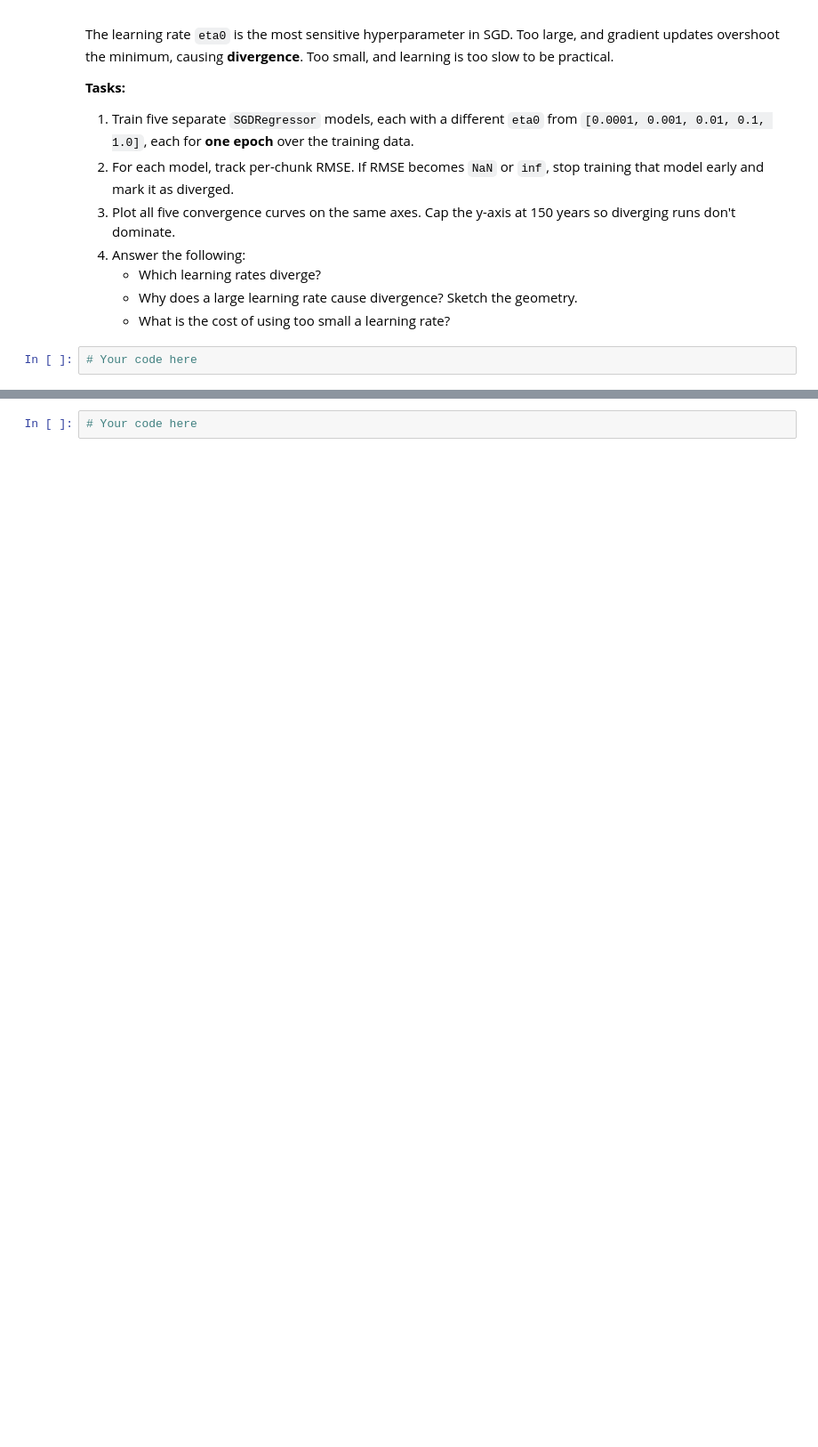
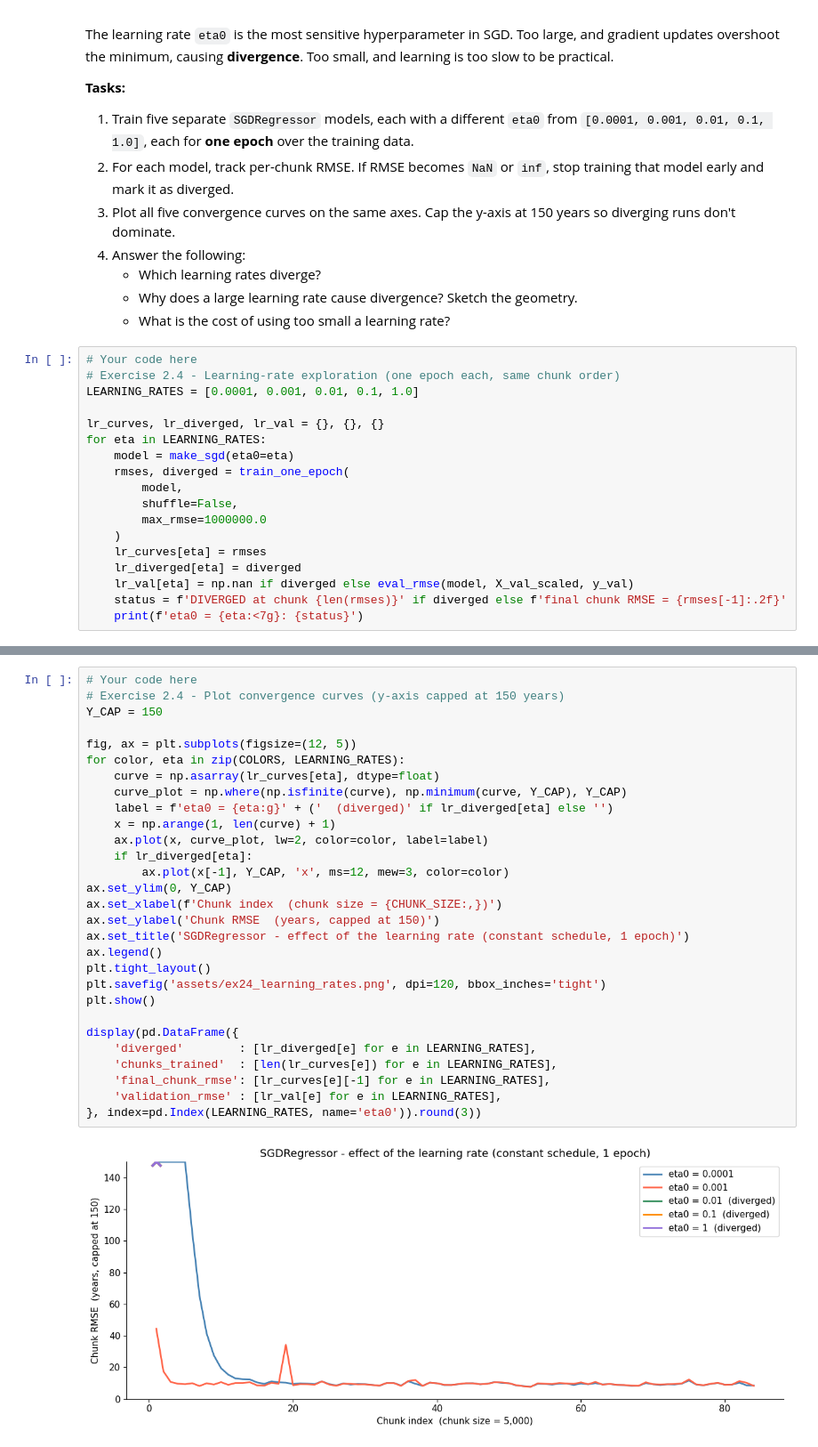
Before and after one commit to bapilco/Talleres, a Jupyter notebook: linear_regression.ipynb, the cells around one changed output, grey strips where cells are left out. Shown at 89% size. Cells and saved outputs as stored; diff of their text form; blank space fills up the shorter version.

```diff
--- a/linear_regression.ipynb
+++ b/linear_regression.ipynb
@@ -991,3 +1489,19 @@ The learning rate `eta0` is the most sensitive hyperparameter in SGD. Too large,
    - What is the cost of using too small a learning rate?
 # %%
 # Your code here
+# Exercise 2.4 - Learning-rate exploration (one epoch each, same chunk order)
+LEARNING_RATES = [0.0001, 0.001, 0.01, 0.1, 1.0]
+
+lr_curves, lr_diverged, lr_val = {}, {}, {}
+for eta in LEARNING_RATES:
+    model = make_sgd(eta0=eta)
+    rmses, diverged = train_one_epoch(
+        model,
+        shuffle=False,
+        max_rmse=1000000.0
+    )
+    lr_curves[eta] = rmses
+    lr_diverged[eta] = diverged
+    lr_val[eta] = np.nan if diverged else eval_rmse(model, X_val_scaled, y_val)
+    status = f'DIVERGED at chunk {len(rmses)}' if diverged else f'final chunk RMSE = {rmses[-1]:.2f}'
+    print(f'eta0 = {eta:<7g}: {status}')
@@ -994,2 +1514,31 @@ The learning rate `eta0` is the most sensitive hyperparameter in SGD. Too large,
 # %%
 # Your code here
+# Exercise 2.4 - Plot convergence curves (y-axis capped at 150 years)
+Y_CAP = 150
+
+fig, ax = plt.subplots(figsize=(12, 5))
+for color, eta in zip(COLORS, LEARNING_RATES):
+    curve = np.asarray(lr_curves[eta], dtype=float)
+    curve_plot = np.where(np.isfinite(curve), np.minimum(curve, Y_CAP), Y_CAP)
+    label = f'eta0 = {eta:g}' + ('  (diverged)' if lr_diverged[eta] else '')
+    x = np.arange(1, len(curve) + 1)
+    ax.plot(x, curve_plot, lw=2, color=color, label=label)
+    if lr_diverged[eta]:
+        ax.plot(x[-1], Y_CAP, 'x', ms=12, mew=3, color=color)
+ax.set_ylim(0, Y_CAP)
+ax.set_xlabel(f'Chunk index  (chunk size = {CHUNK_SIZE:,})')
+ax.set_ylabel('Chunk RMSE  (years, capped at 150)')
+ax.set_title('SGDRegressor - effect of the learning rate (constant schedule, 1 epoch)')
+ax.legend()
+plt.tight_layout()
+plt.savefig('assets/ex24_learning_rates.png', dpi=120, bbox_inches='tight')
+plt.show()
+
+display(pd.DataFrame({
+    'diverged'        : [lr_diverged[e] for e in LEARNING_RATES],
+    'chunks_trained'  : [len(lr_curves[e]) for e in LEARNING_RATES],
+    'final_chunk_rmse': [lr_curves[e][-1] for e in LEARNING_RATES],
+    'validation_rmse' : [lr_val[e] for e in LEARNING_RATES],
+}, index=pd.Index(LEARNING_RATES, name='eta0')).round(3))
+# %% [output]
+[figure, added]
```
Also changed, not shown: parts of 17 cells of this notebook, 1 other file.
